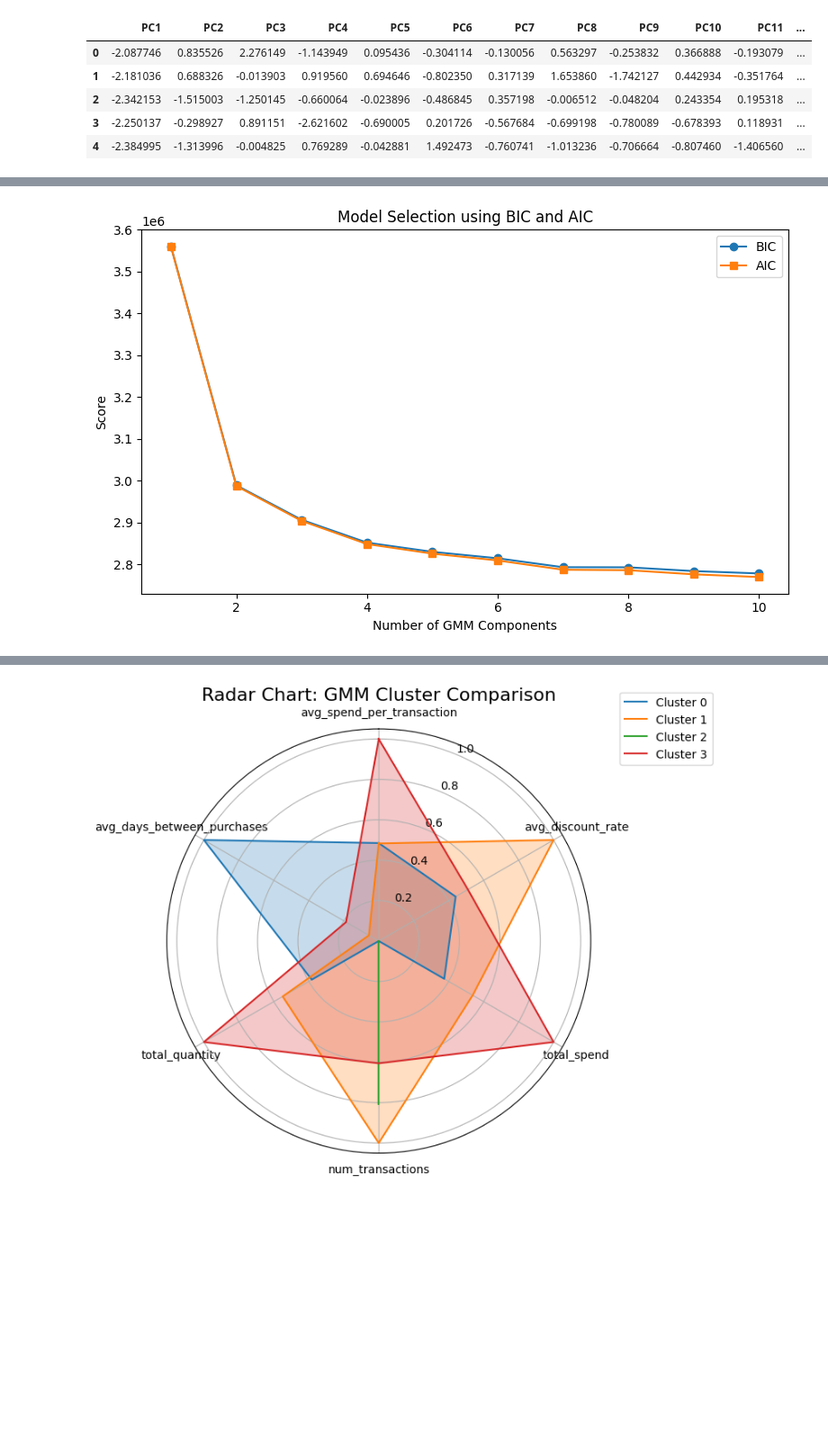
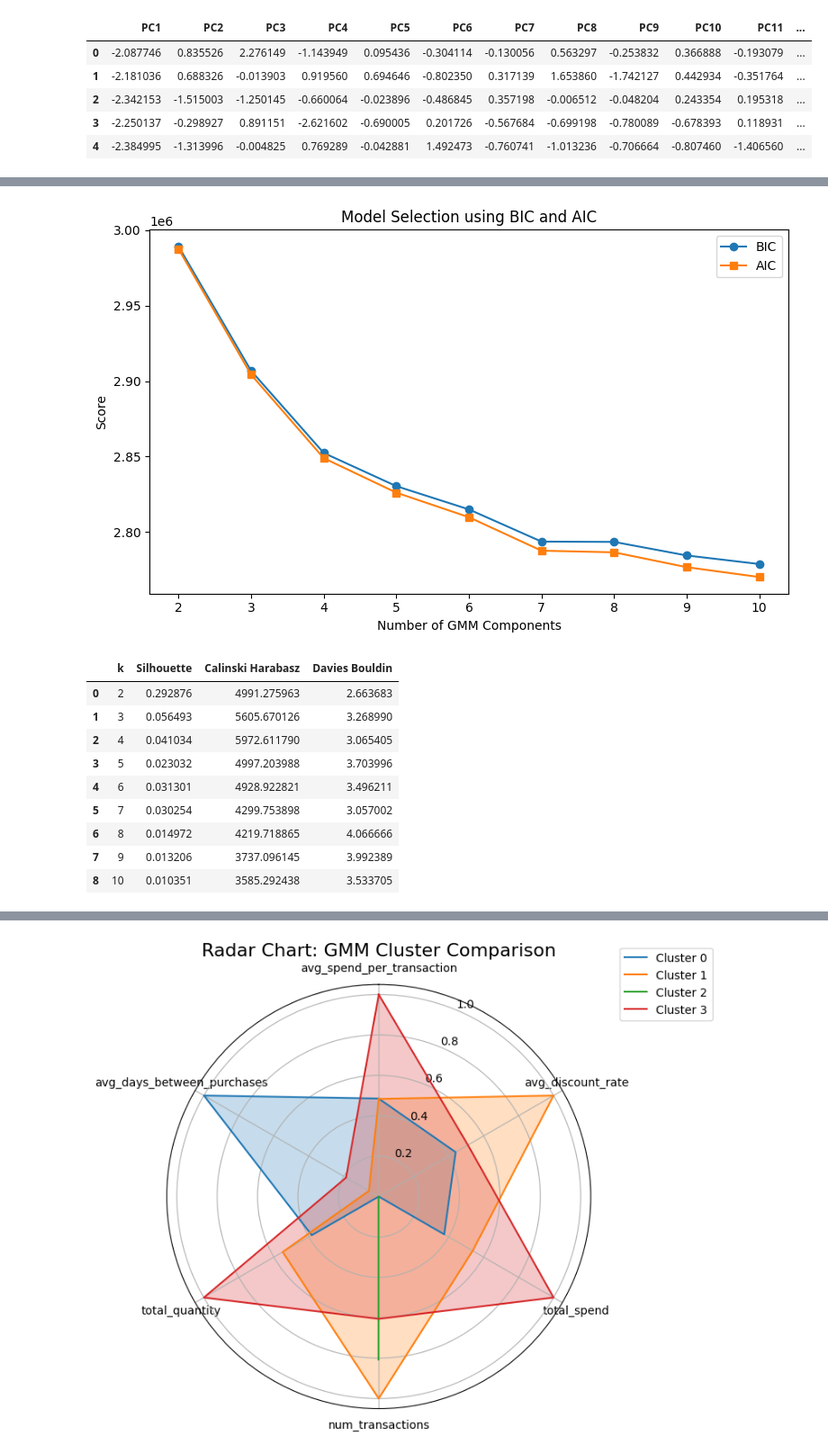
Before and after one commit to shermanpch/grocery-sales-database, a Jupyter notebook: notebooks/004_pca&GMM.ipynb, the cells around one changed output, grey strips where cells are left out. Shown at 90% size. Saved outputs shown, nothing was run; the diff lists cells and outputs as text; code cells hidden in the pictures; blank space fills up the shorter version.

```diff
--- a/notebooks/004_pca&GMM.ipynb
+++ b/notebooks/004_pca&GMM.ipynb
@@ -54,7 +57,7 @@ df = data.drop(
         "first_purchase_date",
         "last_purchase_date",
         "most_frequent_category_id",
-        "proportion_unknown_class"
+        "proportion_unknown_class",
     ]
 )
 # %%
@@ -135,27 +125,74 @@ X_pca = pca_df.copy()
 # %%
+# Set a reproducible random state
+RANDOM_STATE = 42
+rng = np.random.default_rng(seed=RANDOM_STATE)
+
+# Subsample size for silhouette scoring
+subsample_size = 10_000
+X_pca = pca_df.copy()
+
+# Subsample for silhouette score
+sample_idx = rng.choice(
+    X_pca.shape[0],
+    size=min(subsample_size, X_pca.shape[0]),
+    replace=False,
+)
+
+X_pca_sample = X_pca.iloc[sample_idx]
 
 # Range of cluster numbers to test
-n_components_range = range(1, 11)
+n_components_range = range(2, 11)
+results = []
 
 # Store BIC and AIC scores
 bic_scores = []
 aic_scores = []
 
 # Fit GMM with different numbers of components
-for n in n_components_range:
-    gmm = GaussianMixture(n_components=n, covariance_type='full', random_state=42)
+for k in n_components_range:
+    print(f"\nEvaluating k = {k}...")
+    gmm = GaussianMixture(
+        n_components=k,
+        covariance_type="full",
+        random_state=RANDOM_STATE,
+    )
+
+    print("  GaussianMixture clustering...")
     gmm.fit(X_pca)
     bic_scores.append(gmm.bic(X_pca))
     aic_scores.append(gmm.aic(X_pca))
 
+    gmm_labels = gmm.predict(X_pca)
+    gmm_labels_sample = gmm.predict(X_pca_sample)
+
+    print("  Evaluating GaussianMixture...")
+    k_sil = silhouette_score(X_pca_sample, gmm_labels[sample_idx])
+    k_ch = calinski_harabasz_score(X_pca, gmm_labels)
+    k_db = davies_bouldin_score(X_pca, gmm_labels)
+
+    results.append(
+        {
+            "k": k,
+            "Silhouette": k_sil,
+            "Calinski Harabasz": k_ch,
+            "Davies Bouldin": k_db,
+        }
+    )
+
+# Convert to DataFrame
+results_df = pd.DataFrame(results)
+
+
 # Plot BIC and AIC to choose optimal number of clusters
 plt.figure(figsize=(8, 5))
-plt.plot(n_components_range, bic_scores, marker='o', label='BIC')
-plt.plot(n_components_range, aic_scores, marker='s', label='AIC')
-plt.xlabel('Number of GMM Components')
-plt.ylabel('Score')
-plt.title('Model Selection using BIC and AIC')
+plt.plot(n_components_range, bic_scores, marker="o", label="BIC")
+plt.plot(n_components_range, aic_scores, marker="s", label="AIC")
+plt.xlabel("Number of GMM Components")
+plt.ylabel("Score")
+plt.title("Model Selection using BIC and AIC")
 plt.legend()
 plt.tight_layout()
 plt.show()
+
+display(results_df)
 # %% [output]
@@ -162,3 +216,13 @@ plt.show()
-[figure, old version]
+[figure, new version]
+|  | k | Silhouette | Calinski Harabasz | Davies Bouldin |
+| 0 | 2 | 0.292876 | 4991.275963 | 2.663683 |
+| 1 | 3 | 0.056493 | 5605.670126 | 3.268990 |
+| 2 | 4 | 0.041034 | 5972.611790 | 3.065405 |
+| 3 | 5 | 0.023032 | 4997.203988 | 3.703996 |
+| 4 | 6 | 0.031301 | 4928.922821 | 3.496211 |
+| 5 | 7 | 0.030254 | 4299.753898 | 3.057002 |
+| 6 | 8 | 0.014972 | 4219.718865 | 4.066666 |
+| 7 | 9 | 0.013206 | 3737.096145 | 3.992389 |
+| 8 | 10 | 0.010351 | 3585.292438 | 3.533705 |
 # %%
 # Fit GMM with 4 clusters
```
Also changed, not shown: parts of 13 cells of this notebook, 5 other files.
